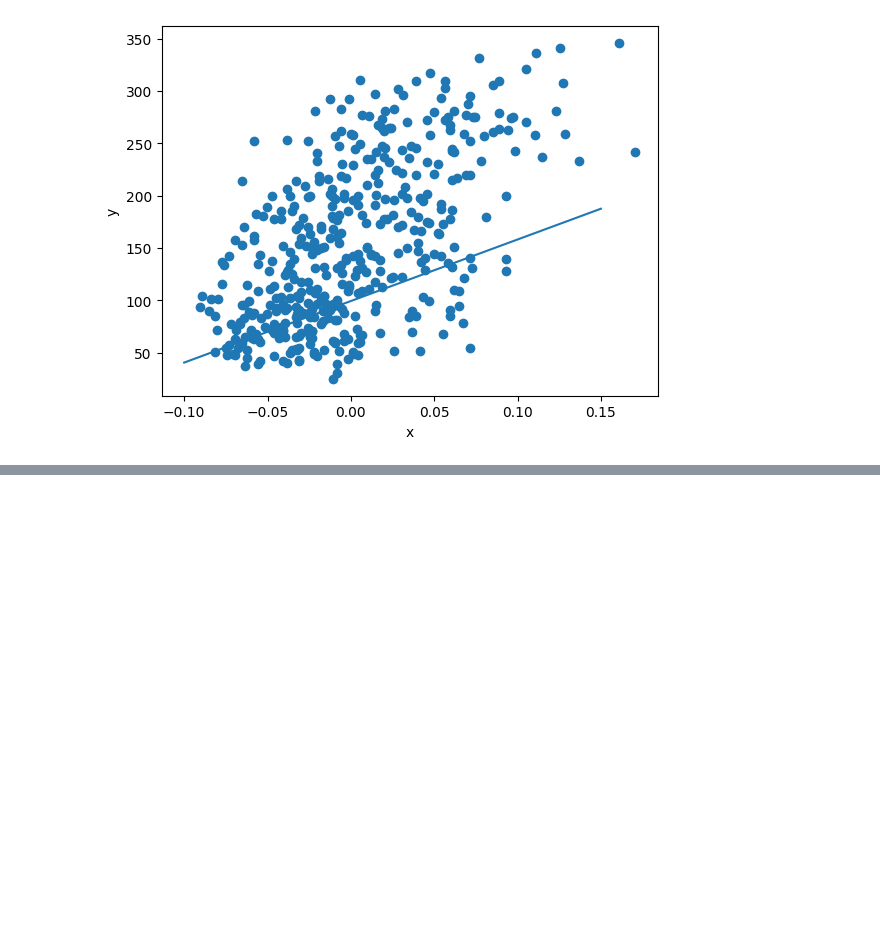
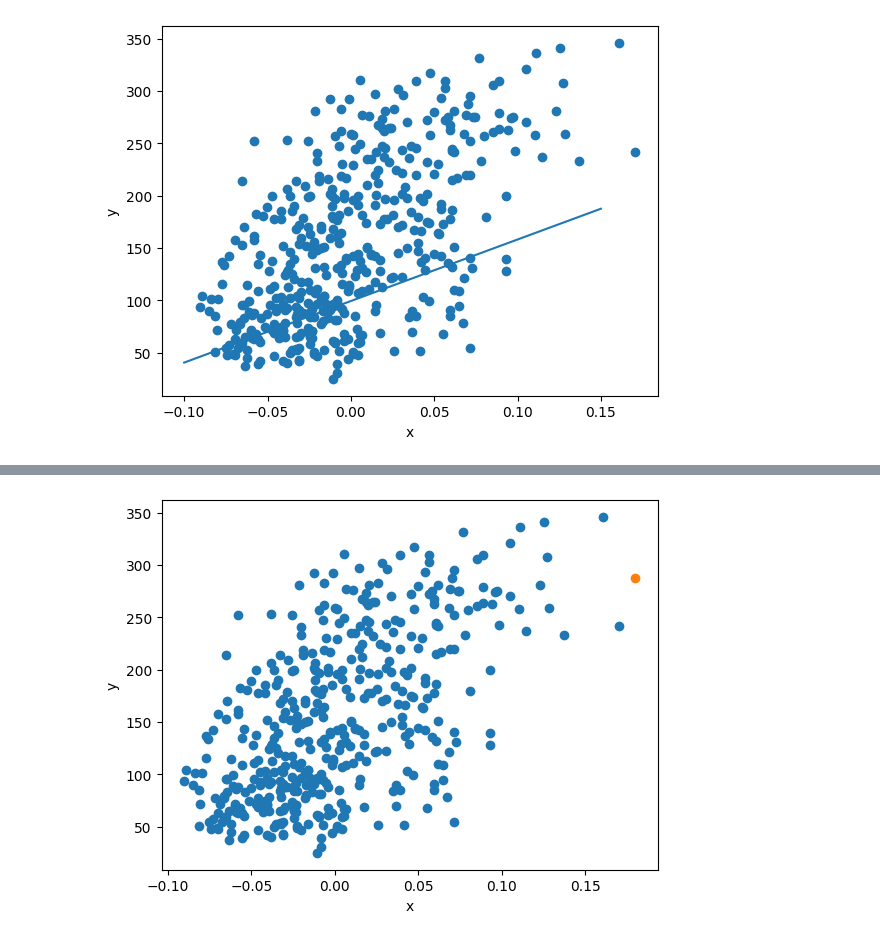
Before and after one commit to doosanpark/BootExample, a Jupyter notebook: ch03.ipynb, the cells around one changed output, grey strips where cells are left out. Saved outputs shown, nothing was run; the diff lists cells and outputs as text; code cells hidden in the pictures; blank space fills up the shorter version.

```diff
--- a/ch03.ipynb
+++ b/ch03.ipynb
@@ -142,0 +177,8 @@ plt.show()
+# %%
+plt.scatter(x, y)
+plt.scatter(x_new, y_pred)
+plt.xlabel('x')
+plt.ylabel('y')
+plt.show()
+# %% [output]
+[figure, added]
```
Also changed, not shown: parts of 6 cells of this notebook.
